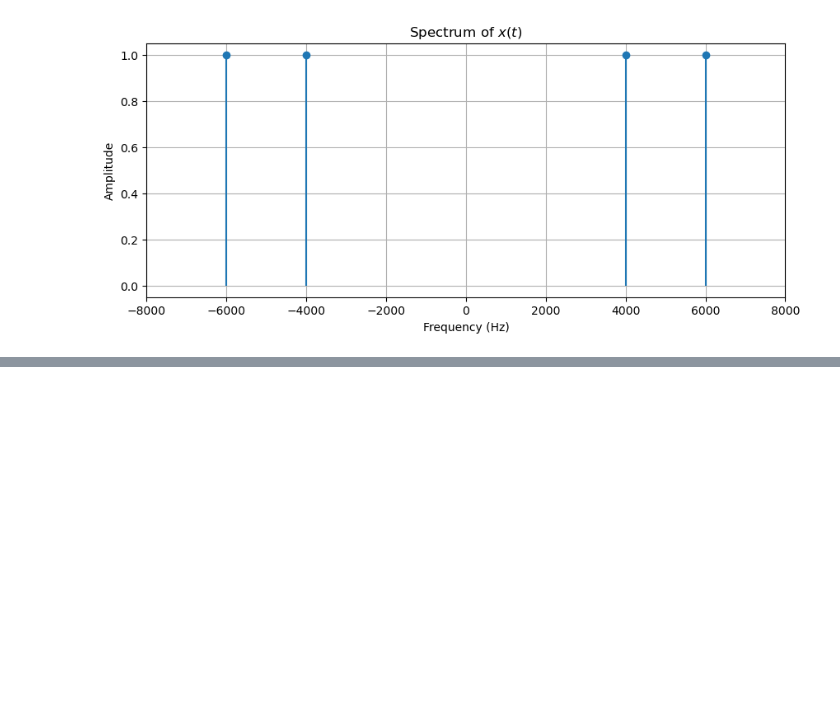
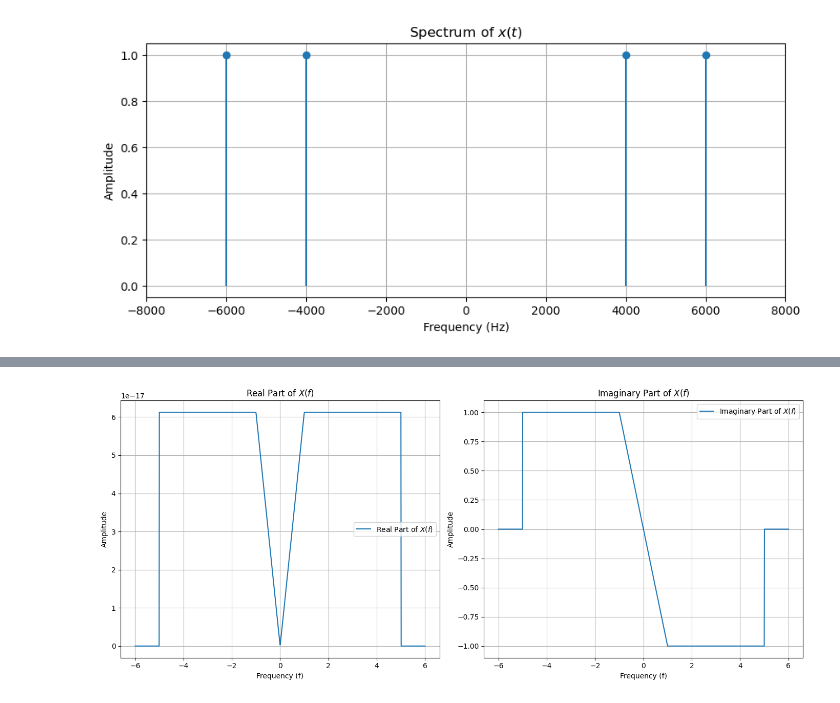
Before and after one commit to wolfram-laube/dsp-ue_grp-22, a Jupyter notebook: Assignment_3/sketchpad.ipynb, the cells around one changed output, grey strips where cells are left out. Saved outputs shown, nothing was run; the diff lists cells and outputs as text; code cells hidden in the pictures; blank space fills up the shorter version.

```diff
--- a/Assignment_3/sketchpad.ipynb
+++ b/Assignment_3/sketchpad.ipynb
@@ -28,0 +95,43 @@ plt.show()
+# %%
+import numpy as np
+import matplotlib.pyplot as plt
+
+# Define the frequency range
+f = np.linspace(-6, 6, 1200)
+A = 1  # Amplitude, can be set to any desired value
+
+# Define the magnitude |X(f)|
+X_f_mag = np.where((f >= -5) & (f <= -1) | (f >= 1) & (f <= 5), A,
+           np.where((f > -1) & (f < 0), -A*f,
+           np.where((f >= 0) & (f < 1), A*f, 0)))
+
+# Define the phase φ_x(f)
+phi_x_f = np.where(f < 0, np.pi/2,
+           np.where(f > 0, -np.pi/2, 0))
+
+# Calculate Re{X(f)} and Im{X(f)}
+X_f_real = X_f_mag * np.cos(phi_x_f)
+X_f_imag = X_f_mag * np.sin(phi_x_f)
+
+# Plotting
+plt.figure(figsize=(14, 6))
+plt.subplot(1, 2, 1)
+plt.plot(f, X_f_real, label='Real Part of $X(f)$')
+plt.title('Real Part of $X(f)$')
+plt.xlabel('Frequency (f)')
+plt.ylabel('Amplitude')
+plt.grid(True)
+plt.legend()
+
+plt.subplot(1, 2, 2)
+plt.plot(f, X_f_imag, label='Imaginary Part of $X(f)$')
+plt.title('Imaginary Part of $X(f)$')
+plt.xlabel('Frequency (f)')
+plt.ylabel('Amplitude')
+plt.grid(True)
+plt.legend()
+
+plt.tight_layout()
+plt.show()
+# %% [output]
+[figure, added]
```
Also changed, not shown: parts of 4 cells of this notebook, 25 other files.
